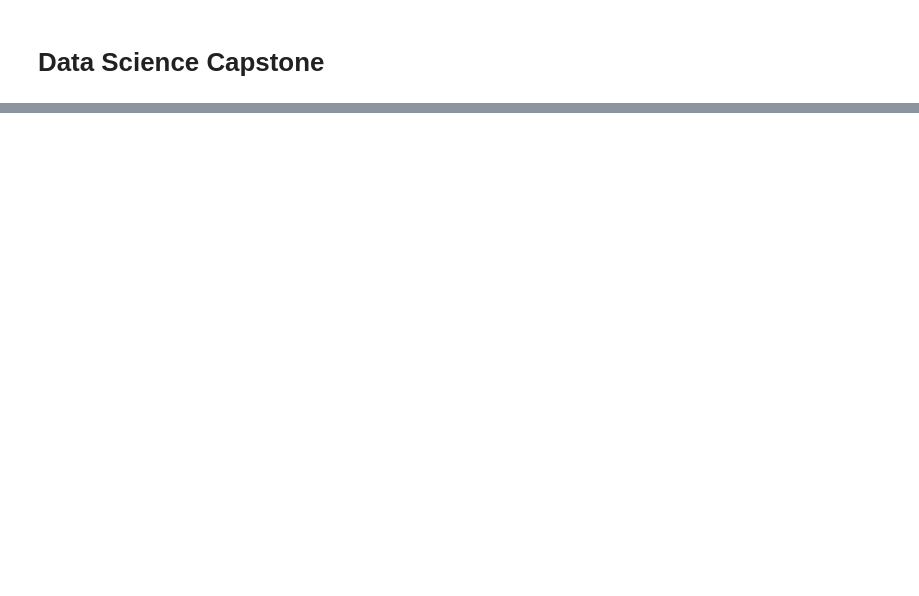
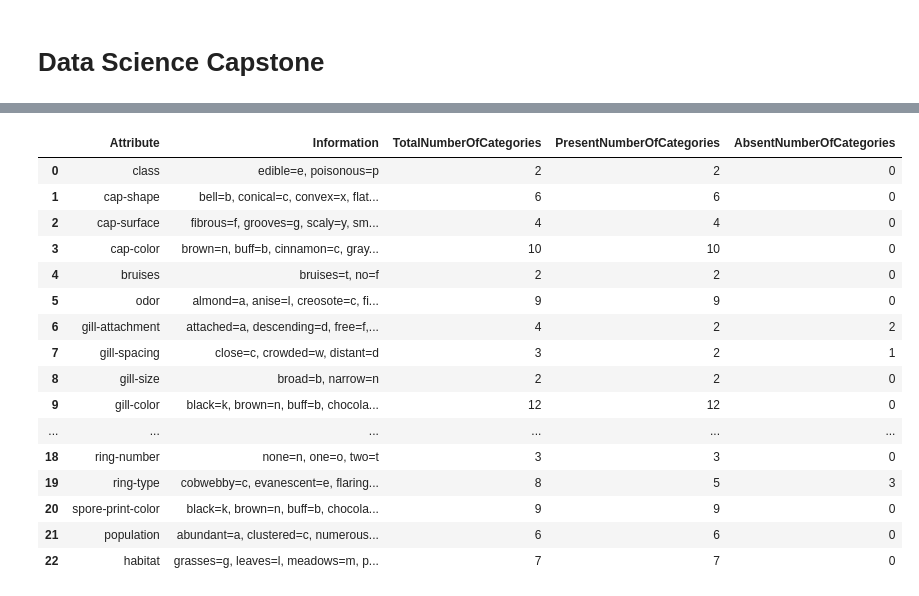
Before and after one commit to dorenho/projects, a Jupyter notebook: unit-4_project/project 4.ipynb, the cells around one changed output, grey strips where cells are left out. Saved outputs shown, nothing was run; the diff lists cells and outputs as text; code cells hidden in the pictures; blank space fills up the shorter version.

```diff
--- a/unit-4_project/project 4.ipynb
+++ b/unit-4_project/project 4.ipynb
@@ -19,0 +33,22 @@ movies.head()
+# %%
+# Import libraries
+import pandas as pd
+import numpy as np
+import scipy.stats as stats
+import matplotlib.pyplot as plt
+import seaborn as sns
+plt.style.use('fivethirtyeight')
+%matplotlib inline
+
+# Set default figure and font sizes
+plt.rcParams['figure.figsize'] = (8, 6)
+plt.rcParams['font.size'] = 14
+
+pd.set_option('display.max_rows', None)
+pd.set_option('display.max_columns', None)
+pd.set_option('display.width', None)
+pd.set_option('display.max_colwidth', -1)
+# %%
+# Read files into dataframes
+mushrooms = pd.read_csv('data/mushrooms.csv')         # Dataset
+categories = pd.read_excel('data/categories.xlsx')    # Dataset info
@@ -91,0 +108,24 @@ What kind of topics attract the most online discussion?
+# %%
+df_unique = mushrooms.nunique().to_frame().reset_index()
+df_unique.columns = ['Attribute', 'PresentNumberOfCategories']
+eda_summary = pd.merge(categories, df_unique, on='Attribute')
+eda_summary = eda_summary.assign(AbsentNumberOfCategories = categories['TotalNumberOfCategories'] - df_unique['PresentNumberOfCategories'])
+eda_summary
+# %% [output]
+|  | Attribute | Information | TotalNumberOfCategories | PresentNumberOfCategories | AbsentNumberOfCategories |
+| 0 | class | edible=e, poisonous=p | 2 | 2 | 0 |
+| 1 | cap-shape | bell=b, conical=c, convex=x, flat... | 6 | 6 | 0 |
+| 2 | cap-surface | fibrous=f, grooves=g, scaly=y, sm... | 4 | 4 | 0 |
+| 3 | cap-color | brown=n, buff=b, cinnamon=c, gray... | 10 | 10 | 0 |
+| 4 | bruises | bruises=t, no=f | 2 | 2 | 0 |
+| 5 | odor | almond=a, anise=l, creosote=c, fi... | 9 | 9 | 0 |
+| 6 | gill-attachment | attached=a, descending=d, free=f,... | 4 | 2 | 2 |
+| 7 | gill-spacing | close=c, crowded=w, distant=d | 3 | 2 | 1 |
+| 8 | gill-size | broad=b, narrow=n | 2 | 2 | 0 |
+| 9 | gill-color | black=k, brown=n, buff=b, chocola... | 12 | 12 | 0 |
+| ... | ... | ... | ... | ... | ... |
+| 18 | ring-number | none=n, one=o, two=t | 3 | 3 | 0 |
+| 19 | ring-type | cobwebby=c, evanescent=e, flaring... | 8 | 5 | 3 |
+| 20 | spore-print-color | black=k, brown=n, buff=b, chocola... | 9 | 9 | 0 |
+| 21 | population | abundant=a, clustered=c, numerous... | 6 | 6 | 0 |
+| 22 | habitat | grasses=g, leaves=l, meadows=m, p... | 7 | 7 | 0 |
```
Also changed, not shown: parts of 25 cells of this notebook, 9 other files.
